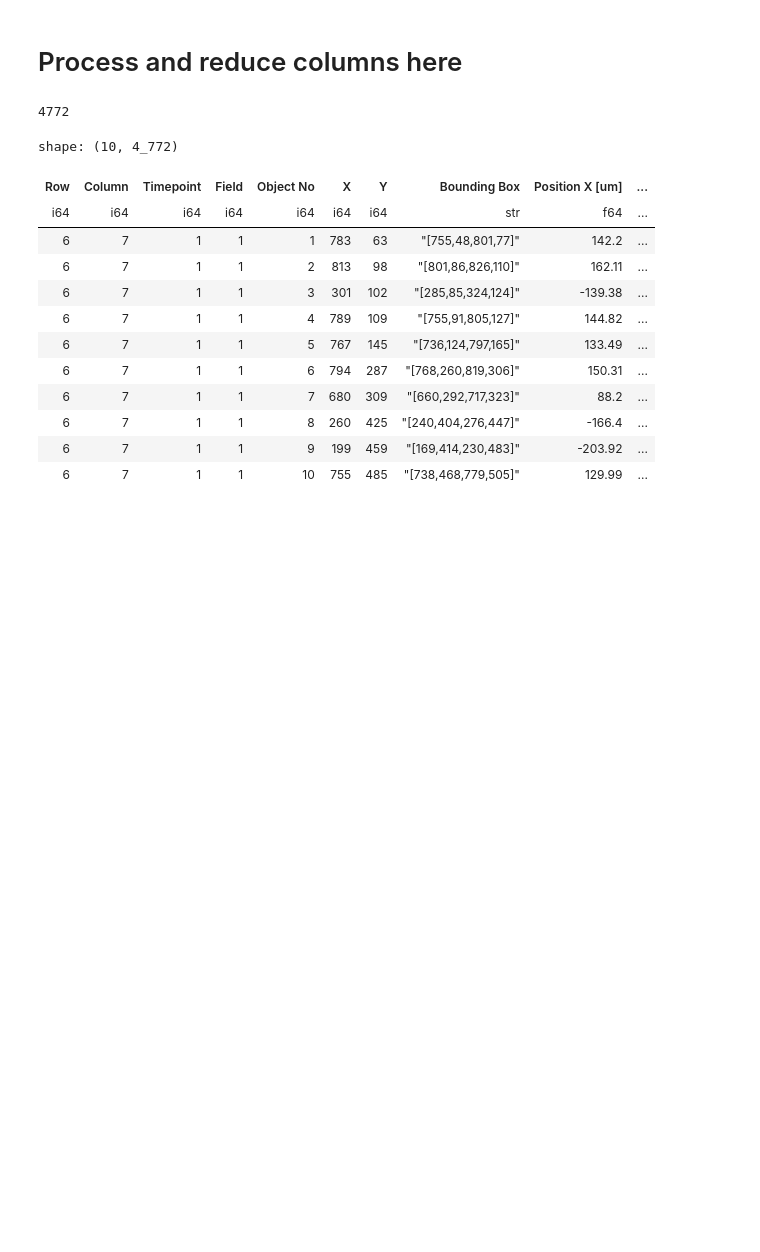
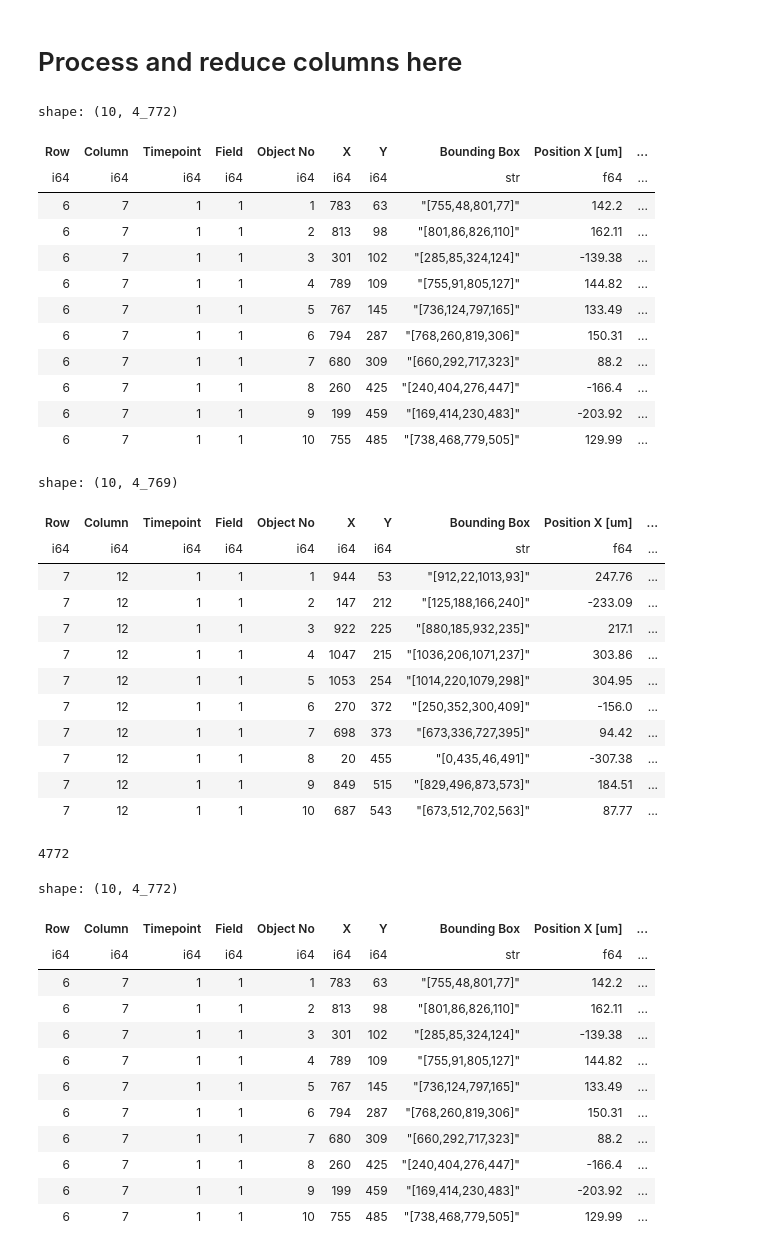
Before and after one commit to derfelterciano/PartchLab, a Jupyter notebook: circadian_rhythms/live_cell_painting/data_processing/data_inspection.ipynb, the cells around one changed output. Saved outputs shown, nothing was run; the diff lists cells and outputs as text; code cells hidden in the pictures; blank space fills up the shorter version.

```diff
--- a/circadian_rhythms/live_cell_painting/data_processing/reduce_features.ipynb
+++ b/circadian_rhythms/live_cell_painting/data_processing/data_inspection.ipynb
@@ -8 +10,41 @@ import duckdb as db
+# %%
+# read and output headers
+
+in_path = Path("/Users/dterciano/Desktop/PartchLabFiles/CircadianRhythms/Live Study/formatted_raw_datasets")
+out_path = Path("/Users/dterciano/Desktop/PartchLabFiles/CircadianRhythms/Live Study/headers")
+
+for file in in_path.iterdir():
+    out_name = out_path / f"{file.stem}_HEADERS.txt"
+    with open(file, "r") as in_file, open(out_name, "w") as out_file:
+        ldf = pl.scan_csv(file, separator="\t")
+        print(*ldf.columns, sep="\n", file=out_file)
+
+        display(ldf.head(10).collect())
+# %% [output]
+shape: (10, 4_772)
+| Row | Column | Timepoint | Field | Object No | X | Y | Bounding Box | Position X [um] | ... |
+| i64 | i64 | i64 | i64 | i64 | i64 | i64 | str | f64 | ... |
+| 6 | 7 | 1 | 1 | 1 | 783 | 63 | "[755,48,801,77]" | 142.2 | ... |
+| 6 | 7 | 1 | 1 | 2 | 813 | 98 | "[801,86,826,110]" | 162.11 | ... |
+| 6 | 7 | 1 | 1 | 3 | 301 | 102 | "[285,85,324,124]" | -139.38 | ... |
+| 6 | 7 | 1 | 1 | 4 | 789 | 109 | "[755,91,805,127]" | 144.82 | ... |
+| 6 | 7 | 1 | 1 | 5 | 767 | 145 | "[736,124,797,165]" | 133.49 | ... |
+| 6 | 7 | 1 | 1 | 6 | 794 | 287 | "[768,260,819,306]" | 150.31 | ... |
+| 6 | 7 | 1 | 1 | 7 | 680 | 309 | "[660,292,717,323]" | 88.2 | ... |
+| 6 | 7 | 1 | 1 | 8 | 260 | 425 | "[240,404,276,447]" | -166.4 | ... |
+| 6 | 7 | 1 | 1 | 9 | 199 | 459 | "[169,414,230,483]" | -203.92 | ... |
+| 6 | 7 | 1 | 1 | 10 | 755 | 485 | "[738,468,779,505]" | 129.99 | ... |
+shape: (10, 4_769)
+| Row | Column | Timepoint | Field | Object No | X | Y | Bounding Box | Position X [um] | ... |
+| i64 | i64 | i64 | i64 | i64 | i64 | i64 | str | f64 | ... |
+| 7 | 12 | 1 | 1 | 1 | 944 | 53 | "[912,22,1013,93]" | 247.76 | ... |
+| 7 | 12 | 1 | 1 | 2 | 147 | 212 | "[125,188,166,240]" | -233.09 | ... |
+| 7 | 12 | 1 | 1 | 3 | 922 | 225 | "[880,185,932,235]" | 217.1 | ... |
+| 7 | 12 | 1 | 1 | 4 | 1047 | 215 | "[1036,206,1071,237]" | 303.86 | ... |
+| 7 | 12 | 1 | 1 | 5 | 1053 | 254 | "[1014,220,1079,298]" | 304.95 | ... |
+| 7 | 12 | 1 | 1 | 6 | 270 | 372 | "[250,352,300,409]" | -156.0 | ... |
+| 7 | 12 | 1 | 1 | 7 | 698 | 373 | "[673,336,727,395]" | 94.42 | ... |
+| 7 | 12 | 1 | 1 | 8 | 20 | 455 | "[0,435,46,491]" | -307.38 | ... |
+| 7 | 12 | 1 | 1 | 9 | 849 | 515 | "[829,496,873,573]" | 184.51 | ... |
+| 7 | 12 | 1 | 1 | 10 | 687 | 543 | "[673,512,702,563]" | 87.77 | ... |
 # %%
```
Also changed, not shown: parts of 2 cells of this notebook, 1 other file.
